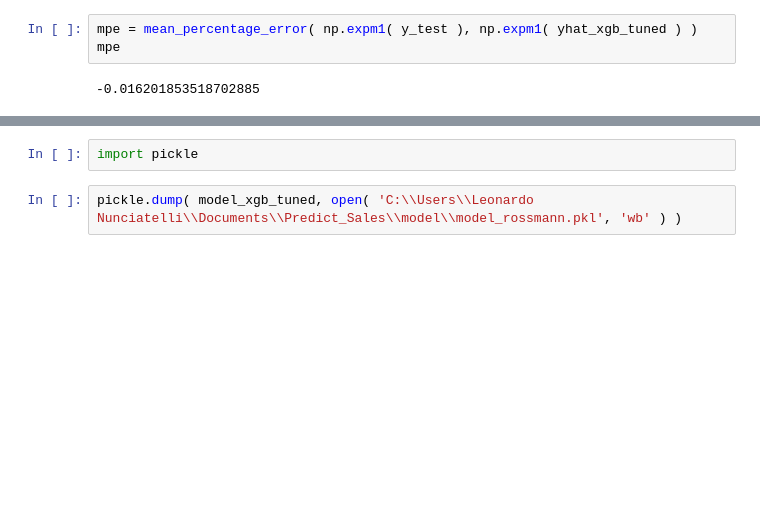
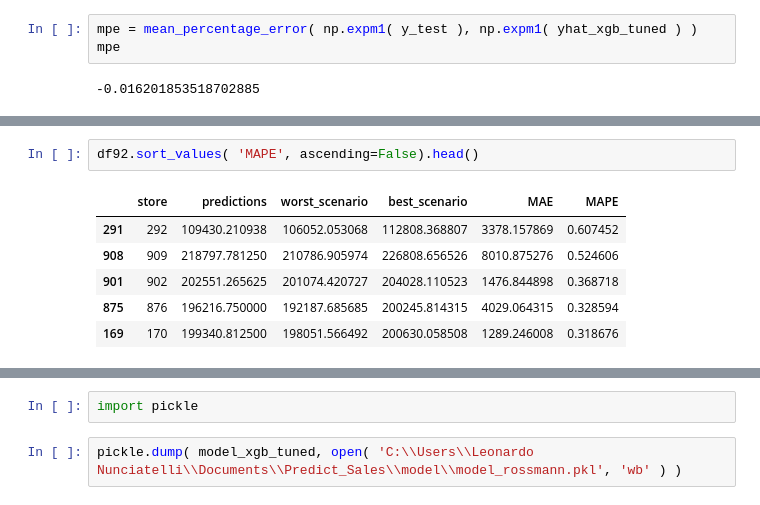
Before and after one commit to leonardonunciatelli/Predict_Sales, a Jupyter notebook: m07_v01_store_sales_prediction.ipynb, the cells around one changed output, grey strips where cells are left out. Saved outputs shown, nothing was run; the diff lists cells and outputs as text; blank space fills up the shorter version.

```diff
--- a/m07_v01_store_sales_prediction.ipynb
+++ b/m07_v01_store_sales_prediction.ipynb
@@ -1438,0 +1452,9 @@ mpe
+# %%
+df92.sort_values( 'MAPE', ascending=False).head()
+# %% [output]
+|  | store | predictions | worst_scenario | best_scenario | MAE | MAPE |
+| 291 | 292 | 109430.210938 | 106052.053068 | 112808.368807 | 3378.157869 | 0.607452 |
+| 908 | 909 | 218797.781250 | 210786.905974 | 226808.656526 | 8010.875276 | 0.524606 |
+| 901 | 902 | 202551.265625 | 201074.420727 | 204028.110523 | 1476.844898 | 0.368718 |
+| 875 | 876 | 196216.750000 | 192187.685685 | 200245.814315 | 4029.064315 | 0.328594 |
+| 169 | 170 | 199340.812500 | 198051.566492 | 200630.058508 | 1289.246008 | 0.318676 |
```
Also changed, not shown: parts of 16 cells of this notebook.
